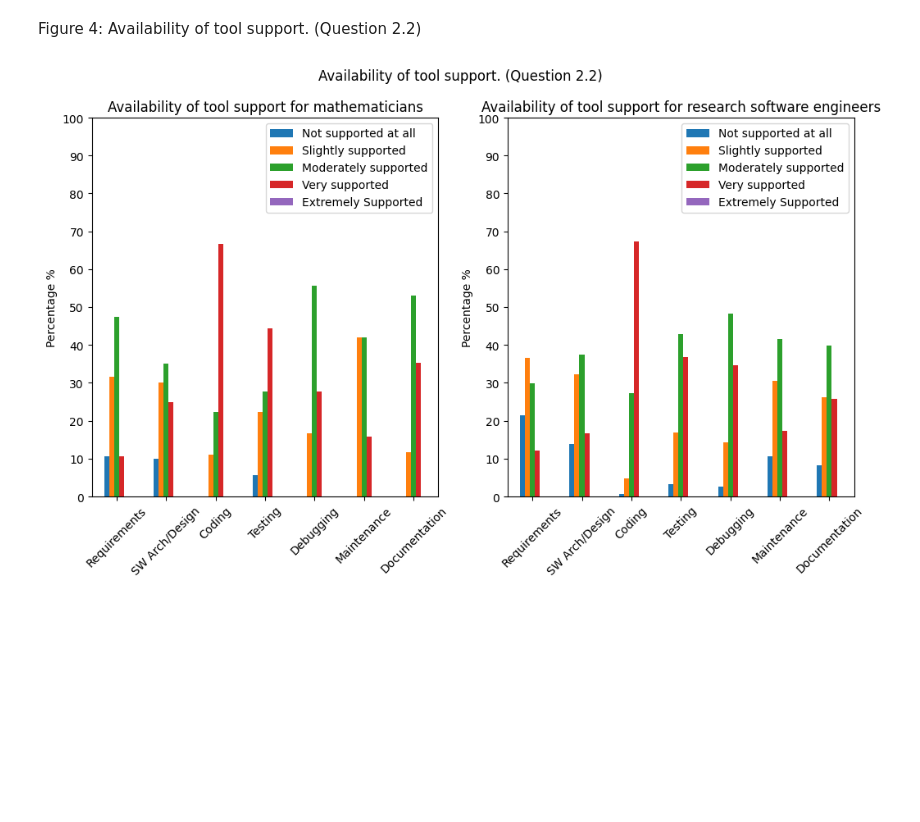
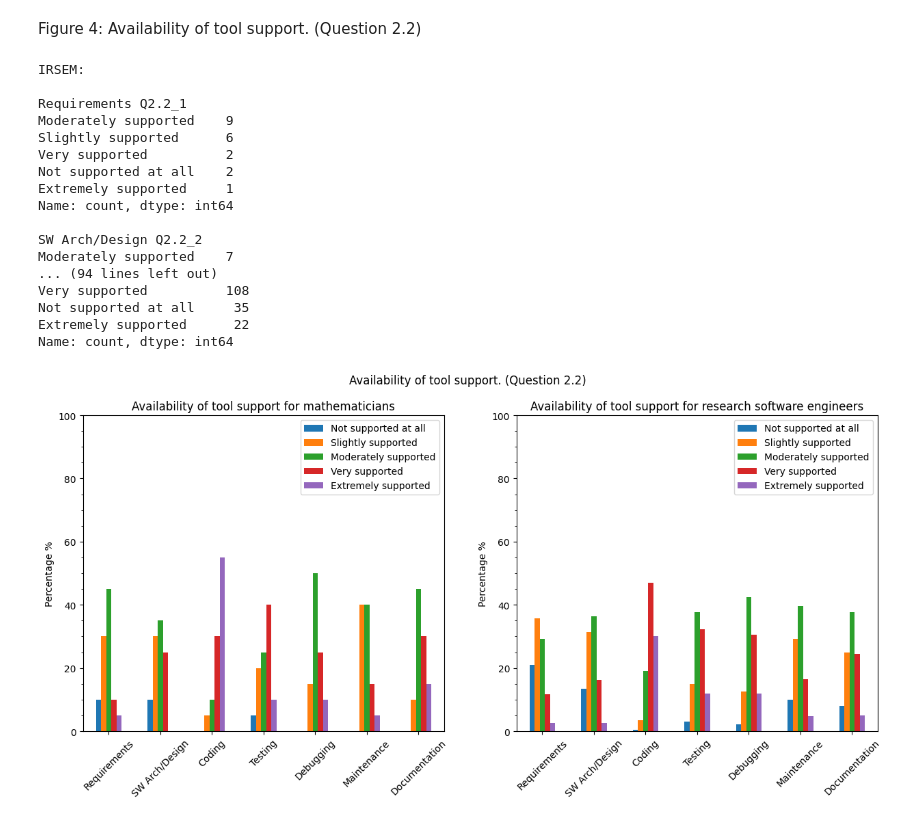
Before and after one commit to Not-Abram/Survey-for-Improving-Research-Software-Engineering-in-Mathematics, a Jupyter notebook: notebooks/testing.ipynb, the cells around one changed output. Drawn from its saved outputs; the diff is of its cells as text; code cells hidden in the pictures; blank space fills up the shorter version.

```diff
--- a/notebooks/testing.ipynb
+++ b/notebooks/testing.ipynb
@@ -132,6 +321,12 @@ def get_percentages(questions, counts):
     #print(totals)
     return PERCENTAGES
 
+def print_question_counts(questions, surveyname):
+    print(surveyname + ": \n")
+    for label, data in questions:
+        print(label, data.value_counts(), "\n")
+    return 0
+
 # select question / question segments
 # this works because the surveys have synced up questions!
 def set_questions(survey):
@@ -149,36 +344,56 @@ Answer_types = [
     'Slightly supported',
     'Moderately supported',
     'Very supported',
-    'Extremely Supported']
+    'Extremely supported']
 
 QUESTIONS = set_questions(IRSEM)
+print_question_counts(QUESTIONS, "IRSEM")
 
 # create dataframe
 df1 = pd.DataFrame(get_percentages(QUESTIONS, get_ans_counts(QUESTIONS)), index=[label[0] for label in QUESTIONS])
 
 # repeat for second survey
 QUESTIONS = set_questions(URSSI)
+print_question_counts(QUESTIONS, "URSSI")
 
 df2 = pd.DataFrame(get_percentages(QUESTIONS, get_ans_counts(QUESTIONS)), index=[label[0] for label in QUESTIONS])
 
 # plot
 fig, (ax1, ax2) = plt.subplots(1, 2)
 fig.suptitle('Availability of tool support. (Question 2.2)')
 
 ax1 = df1.plot.bar(rot=0, ax=ax1)
 ax1.set_title('Availability of tool support for mathematicians')
 ax1.set_ylabel('Percentage %')
 ax1.tick_params('x',labelrotation=45)
-ax1.set_yticks(np.arange(0, 100.1, 10))
+ax1.set_yticks(np.arange(0, 100.1, 5), minor=True)
 
 ax2 = df2.plot.bar(rot=0, ax=ax2)
 ax2.set_title('Availability of tool support for research software engineers')
 ax2.set_ylabel('Percentage %')
 ax2.tick_params('x',labelrotation=45)
-ax2.set_yticks(np.arange(0, 100.1, 10))
+ax2.set_yticks(np.arange(0, 100.1, 5), minor=True)
 
 # edit parameters
-plt.gcf().set_size_inches(12, 6)
+#plt.grid(visible=None, which='both', axis='y')
+plt.gcf().set_size_inches(15, 6)
 plt.show()
 # %% [output]
+IRSEM:
+
+Requirements Q2.2_1
+Moderately supported    9
+Slightly supported      6
+Very supported          2
+Not supported at all    2
+Extremely supported     1
+Name: count, dtype: int64
+
+SW Arch/Design Q2.2_2
+Moderately supported    7
+... (94 lines left out)
+Very supported          108
+Not supported at all     35
+Extremely supported      22
+Name: count, dtype: int64
-[figure, old version]
+[figure, new version]
```
Also changed, not shown: parts of 6 cells of this notebook, 1 other file.
